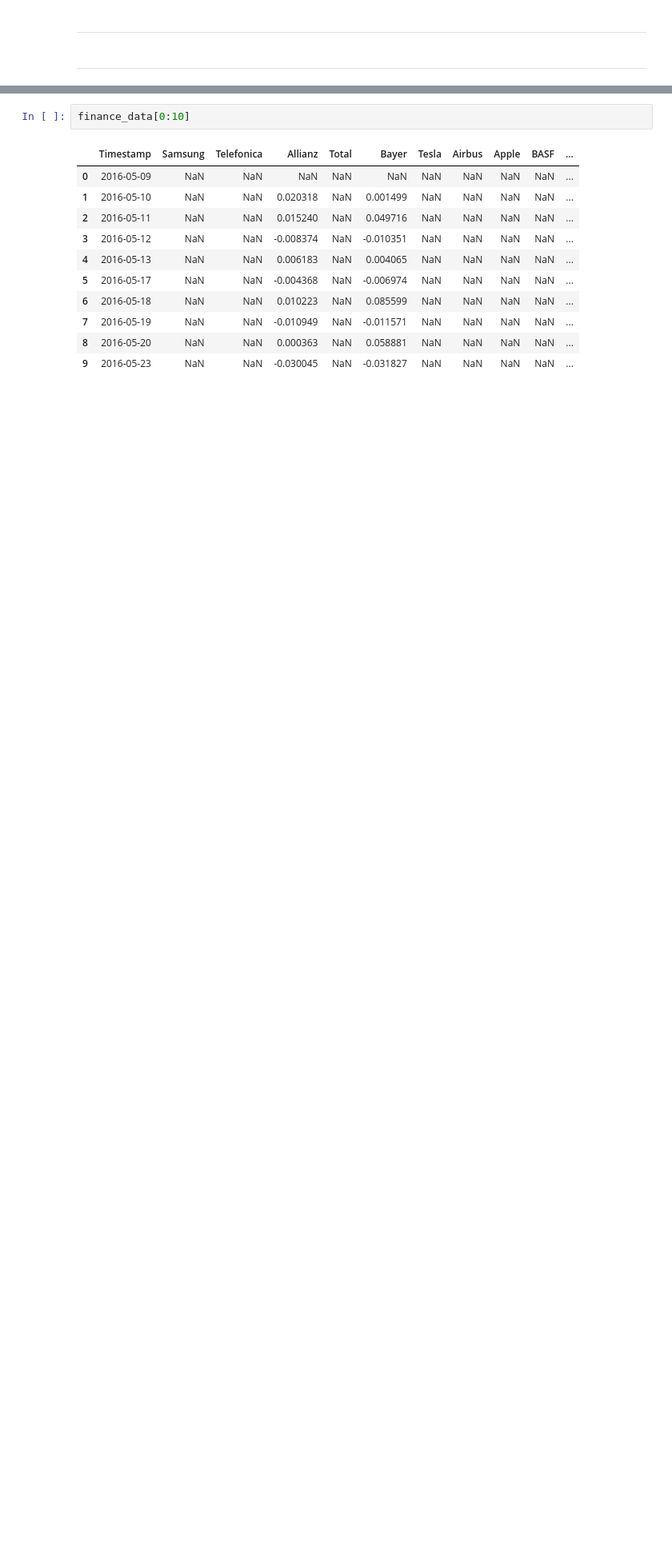
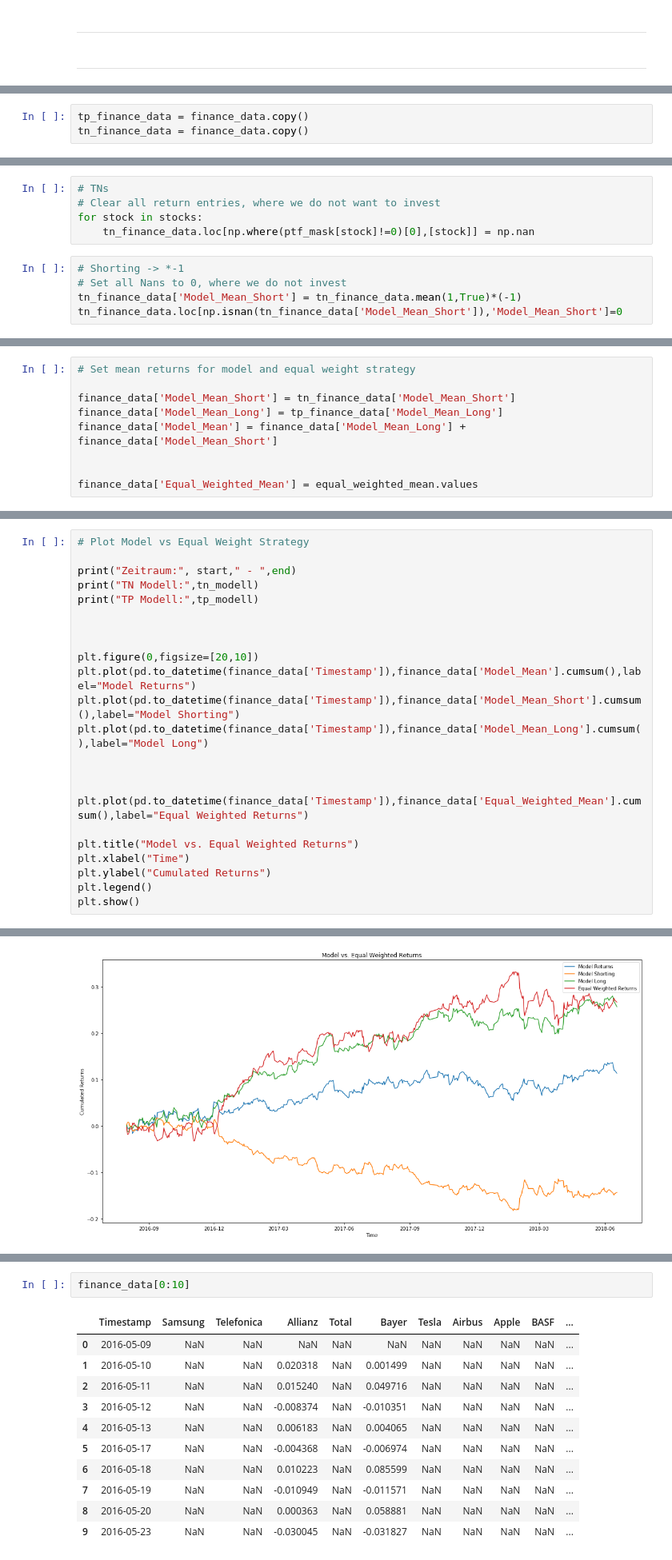
Before and after one commit to kosnil/kd-seminar, a Jupyter notebook: Analyse Modelle KD Seminar .ipynb, the cells around one changed output, grey strips where cells are left out. Shown at 80% size. Saved outputs shown, nothing was run; the diff lists cells and outputs as text; blank space fills up the shorter version.

```diff
--- a/Analyse Modelle KD Seminar .ipynb
+++ b/Analyse Modelle KD Seminar .ipynb
@@ -122,0 +204,3 @@ portfolio_data[0:10]
+# %%
+tp_finance_data = finance_data.copy()
+tn_finance_data = finance_data.copy()
@@ -122,0 +217,10 @@ portfolio_data[0:10]
+# %%
+# TNs
+# Clear all return entries, where we do not want to invest
+for stock in stocks:
+    tn_finance_data.loc[np.where(ptf_mask[stock]!=0)[0],[stock]] = np.nan
+# %%
+# Shorting -> *-1
+# Set all Nans to 0, where we do not invest
+tn_finance_data['Model_Mean_Short'] = tn_finance_data.mean(1,True)*(-1)
+tn_finance_data.loc[np.isnan(tn_finance_data['Model_Mean_Short']),'Model_Mean_Short']=0
@@ -122,0 +229,9 @@ portfolio_data[0:10]
+# %%
+# Set mean returns for model and equal weight strategy
+
+finance_data['Model_Mean_Short'] = tn_finance_data['Model_Mean_Short']
+finance_data['Model_Mean_Long'] = tp_finance_data['Model_Mean_Long']
+finance_data['Model_Mean'] = finance_data['Model_Mean_Long'] + finance_data['Model_Mean_Short']
+
+
+finance_data['Equal_Weighted_Mean'] = equal_weighted_mean.values
@@ -122,0 +240,24 @@ portfolio_data[0:10]
+# %%
+# Plot Model vs Equal Weight Strategy
+
+print("Zeitraum:", start," - ",end)
+print("TN Modell:",tn_modell)
+print("TP Modell:",tp_modell)
+
+
+
+plt.figure(0,figsize=[20,10])
+plt.plot(pd.to_datetime(finance_data['Timestamp']),finance_data['Model_Mean'].cumsum(),label="Model Returns")
+plt.plot(pd.to_datetime(finance_data['Timestamp']),finance_data['Model_Mean_Short'].cumsum(),label="Model Shorting")
+plt.plot(pd.to_datetime(finance_data['Timestamp']),finance_data['Model_Mean_Long'].cumsum(),label="Model Long")
+
+
+
+plt.plot(pd.to_datetime(finance_data['Timestamp']),finance_data['Equal_Weighted_Mean'].cumsum(),label="Equal Weighted Returns")
+
+plt.title("Model vs. Equal Weighted Returns")
+plt.xlabel("Time")
+plt.ylabel("Cumulated Returns")
+plt.legend()
+plt.show()
+# %% [output]
@@ -122,0 +267 @@ portfolio_data[0:10]
+[figure, added]
```
Also changed, not shown: parts of 29 cells of this notebook.
